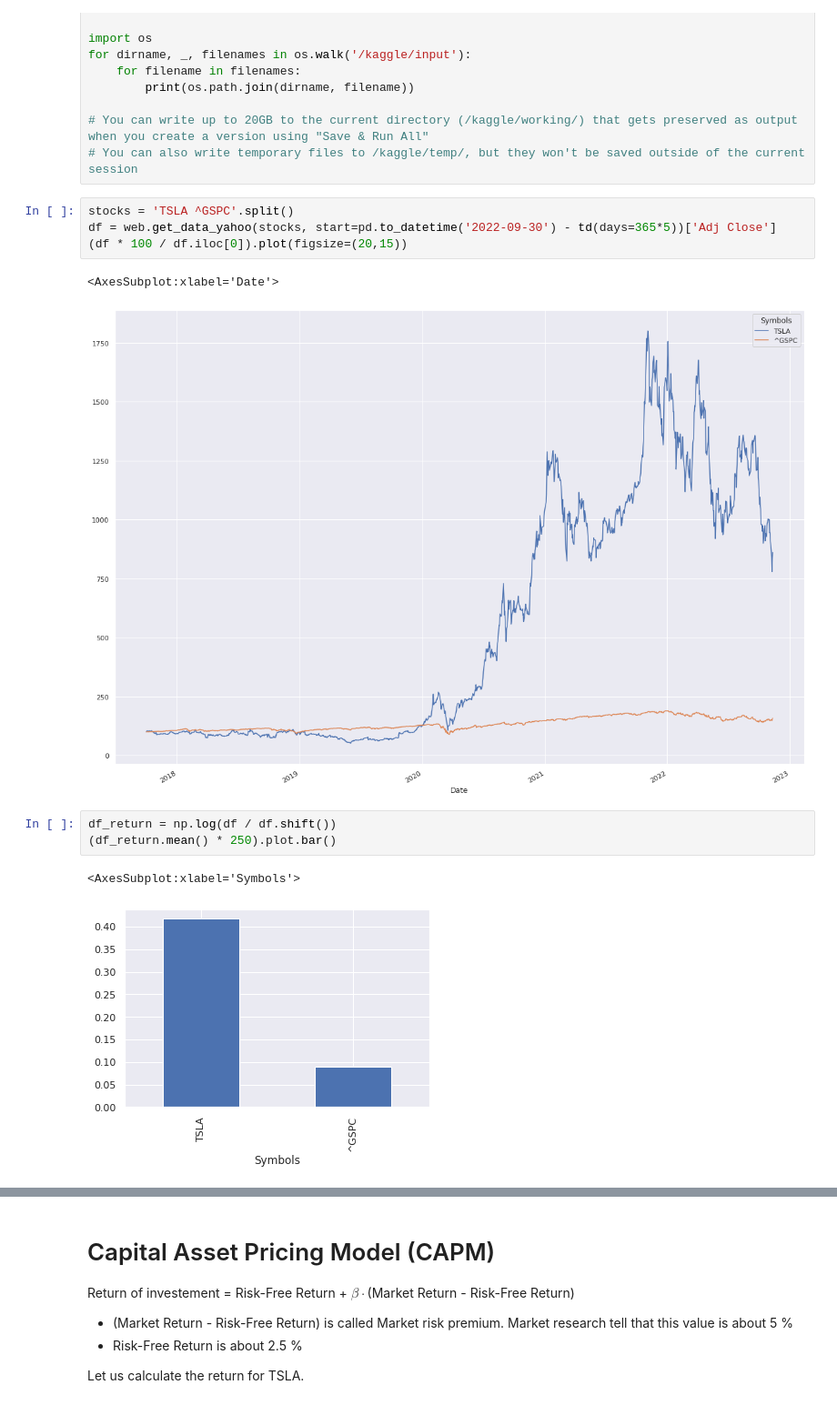
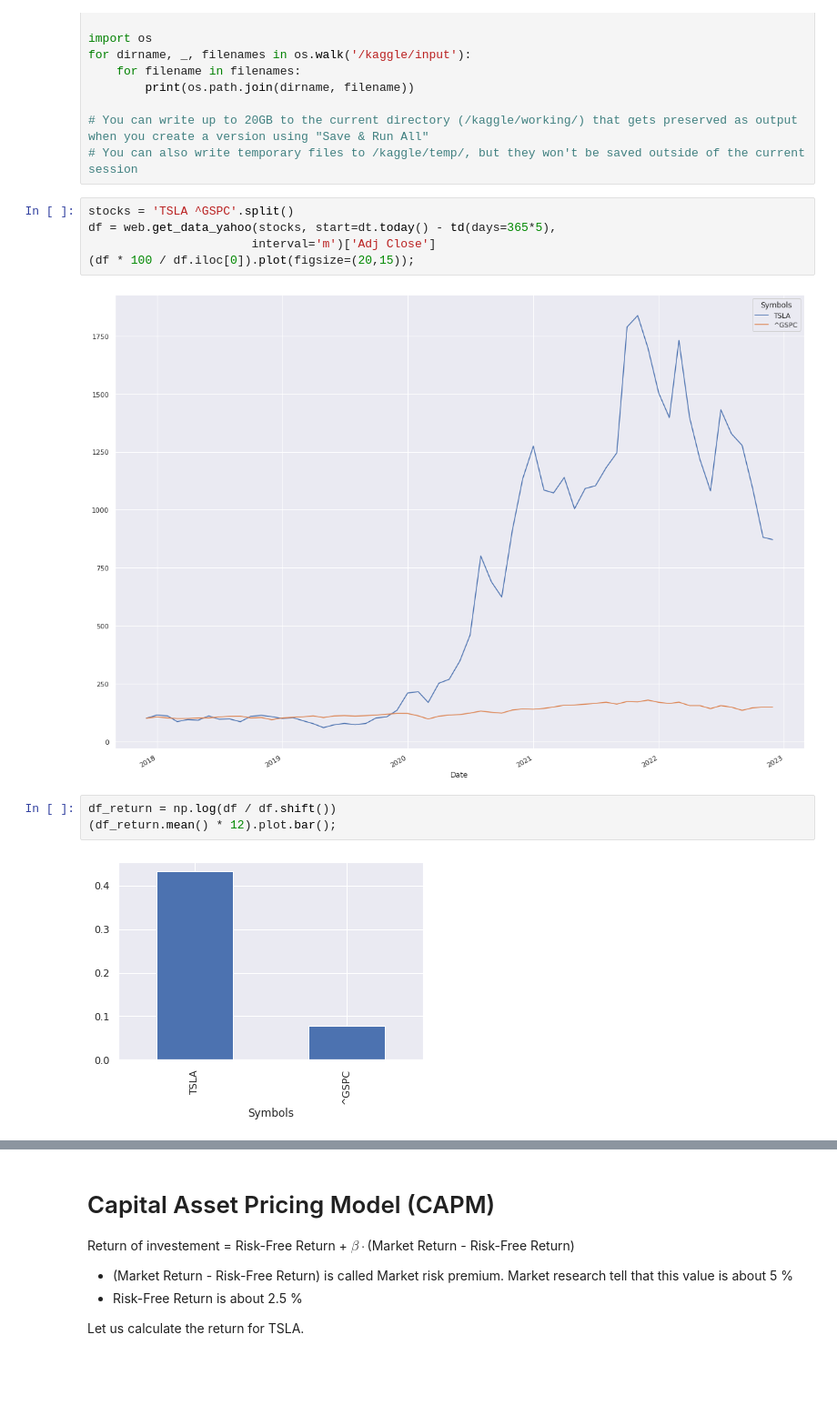
Before and after one commit to bhavinmoriya/Python-for-Financial-Analysis-and-Algorithmic-Trading, a Jupyter notebook: beta-of-a-security.ipynb, the cells around one changed output, grey strips where cells are left out. Shown at 91% size. Cells and saved outputs as stored; diff of their text form; blank space fills up the shorter version.

Commit message:
Kaggle Notebook | Beta of a Stock & CAPM from Scratch | Version 5

```diff
--- a/beta-of-a-security.ipynb
+++ b/beta-of-a-security.ipynb
@@ -34,17 +35,16 @@ for dirname, _, filenames in os.walk('/kaggle/input'):
 # You can also write temporary files to /kaggle/temp/, but they won't be saved outside of the current session
 # %%
 stocks = 'TSLA ^GSPC'.split()
-df = web.get_data_yahoo(stocks, start=pd.to_datetime('2022-09-30') - td(days=365*5))['Adj Close']
-(df * 100 / df.iloc[0]).plot(figsize=(20,15))
+df = web.get_data_yahoo(stocks, start=dt.today() - td(days=365*5),
+                       interval='m')['Adj Close']
+(df * 100 / df.iloc[0]).plot(figsize=(20,15));
 # %% [output]
-<AxesSubplot:xlabel='Date'>
-[figure, old version]
+[figure, new version]
 # %%
 df_return = np.log(df / df.shift())
-(df_return.mean() * 250).plot.bar()
+(df_return.mean() * 12).plot.bar();
 # %% [output]
-<AxesSubplot:xlabel='Symbols'>
-[figure, old version]
+[figure, new version]
 # %% [markdown]
 TSLA is about 44% annual return, while S&P is about 8%, so we expect beta is more than 1.
 
```
Also changed, not shown: parts of 16 cells of this notebook.
